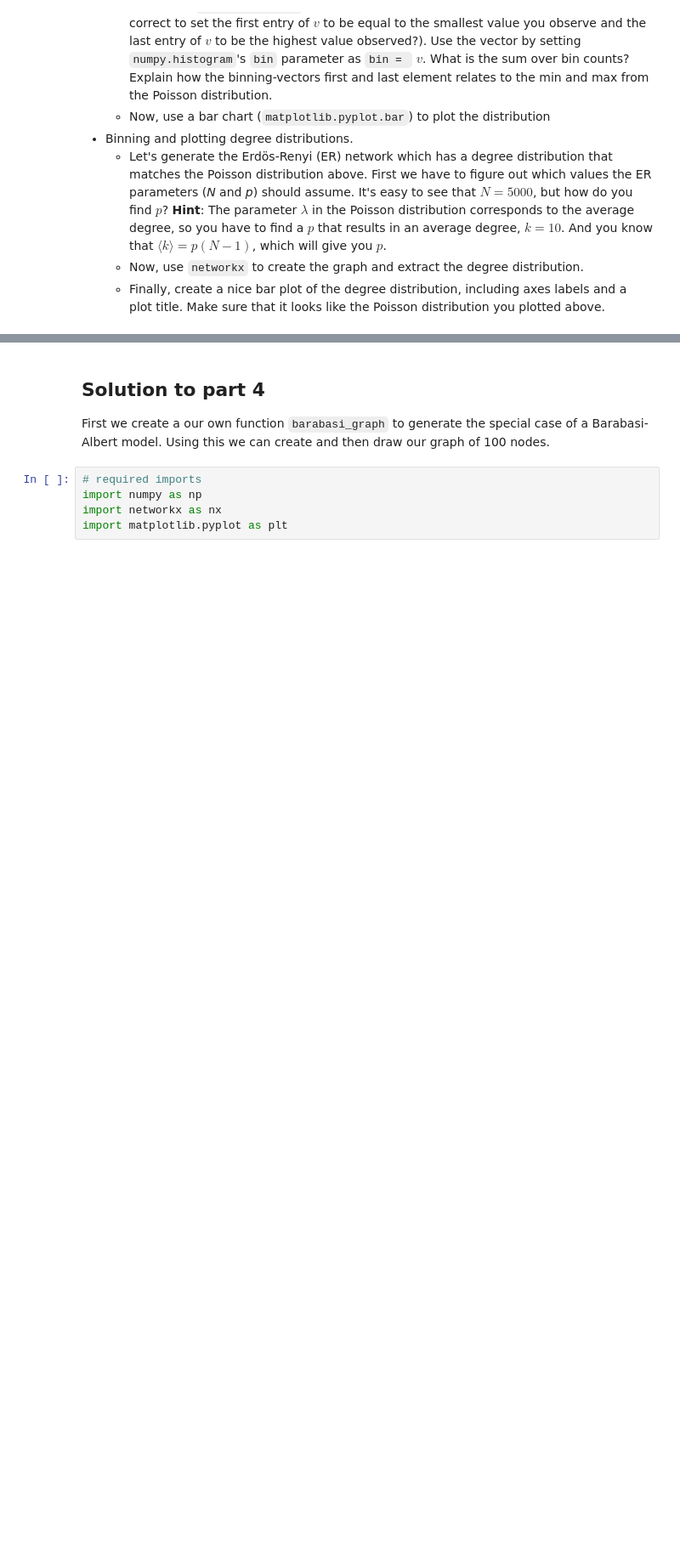
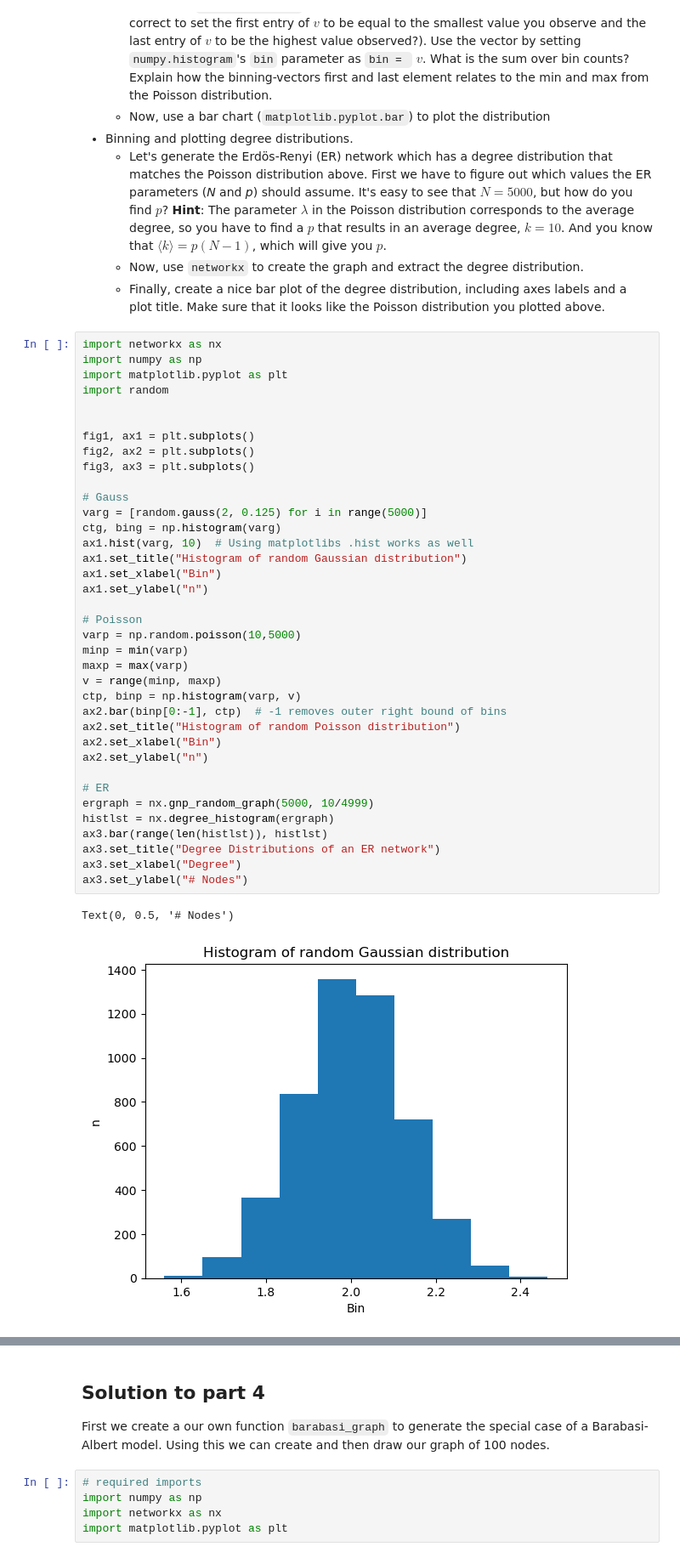
Before and after one commit to eperst/socialgraphs2023, a Jupyter notebook: assignments/Assignment1.ipynb, the cells around one changed output, grey strips where cells are left out. Shown: that part at 85% size. Cells and saved outputs as stored; diff of their text form; blank space fills up the shorter version.

```diff
--- a/assignments/Assignment1.ipynb
+++ b/assignments/Assignment1.ipynb
@@ -29,3 +29,43 @@ First we have to figure out which values the ER parameters (_N_ and _p_) should
 **Hint**: The parameter $\lambda$ in the Poisson distribution corresponds to the average degree, so you have to find a $p$ that results in an average degree, $k = 10$. And you know that $\langle k \rangle = p (N-1)$, which will give you $p$.
   * Now, use `networkx` to create the graph and extract the degree distribution.
   * Finally, create a nice bar plot of the degree distribution, including axes labels and a plot title. Make sure that it looks like the Poisson distribution you plotted above.
+# %%
+import networkx as nx
+import numpy as np
+import matplotlib.pyplot as plt
+import random
+
+
+fig1, ax1 = plt.subplots()
+fig2, ax2 = plt.subplots()
+fig3, ax3 = plt.subplots()
+
+# Gauss
+varg = [random.gauss(2, 0.125) for i in range(5000)]
+ctg, bing = np.histogram(varg)
+ax1.hist(varg, 10)  # Using matplotlibs .hist works as well
+ax1.set_title("Histogram of random Gaussian distribution")
+ax1.set_xlabel("Bin")
+ax1.set_ylabel("n")
+
+# Poisson
+varp = np.random.poisson(10,5000)
+minp = min(varp)
+maxp = max(varp)
+v = range(minp, maxp)
+ctp, binp = np.histogram(varp, v)
+ax2.bar(binp[0:-1], ctp)  # -1 removes outer right bound of bins
+ax2.set_title("Histogram of random Poisson distribution")
+ax2.set_xlabel("Bin")
+ax2.set_ylabel("n")
+
+# ER
+ergraph = nx.gnp_random_graph(5000, 10/4999)
+histlst = nx.degree_histogram(ergraph)
+ax3.bar(range(len(histlst)), histlst)
+ax3.set_title("Degree Distributions of an ER network")
+ax3.set_xlabel("Degree")
+ax3.set_ylabel("# Nodes")
+# %% [output]
+Text(0, 0.5, '# Nodes')
+[figure, added]
```
Also changed, not shown: parts of 34 cells of this notebook.
